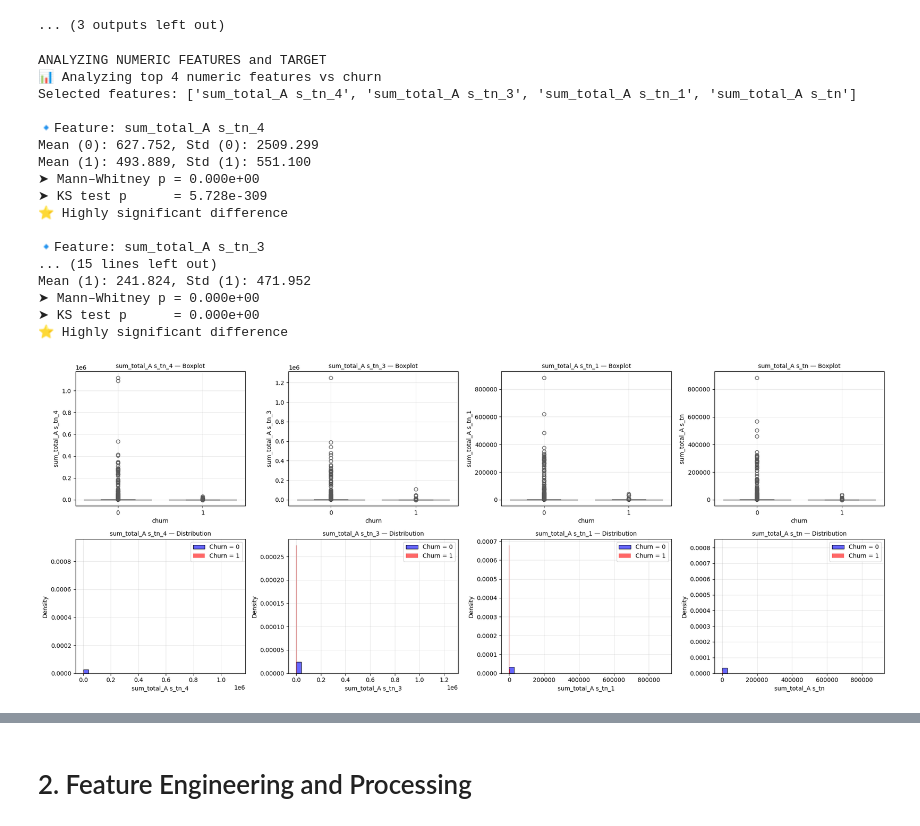
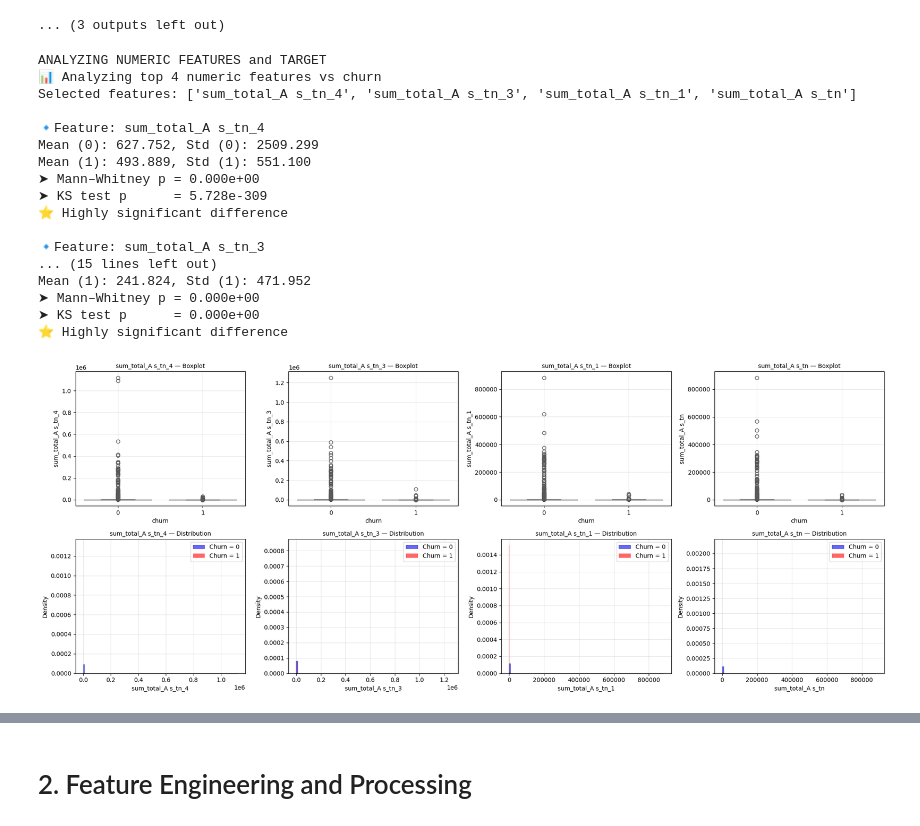
Before and after one commit to outlook1227/Python-Notebook-for-Dataset, a Jupyter notebook: Viettel Customer Analysis/Viettel_Churn.ipynb, the cells around one changed output, grey strips where cells are left out. Cells and saved outputs as stored; diff of their text form; code cells hidden in the pictures.

```diff
--- a/Viettel Customer Analysis/Viettel_Churn.ipynb
+++ b/Viettel Customer Analysis/Viettel_Churn.ipynb
@@ -744,33 +744,33 @@ def analyze_numeric_features(features, max_features):
       # Histogram overlay
       group0 = df[df["churn"] == 0][feature].dropna()
       group1 = df[df["churn"] == 1][feature].dropna()
 
-      sns.histplot(group0, bins=30, alpha=0.6, label="Churn = 0", stat='density', color="blue", ax=current_ax_hist)
-      sns.histplot(group1, bins=30, alpha=0.6, label="Churn = 1", stat='density', color="red", ax=current_ax_hist)
+      sns.histplot(group0, bins=100, alpha=0.6, label="Churn = 0", stat='density', color="blue", ax=current_ax_hist)
+      sns.histplot(group1, bins=100, alpha=0.6, label="Churn = 1", stat='density', color="red", ax=current_ax_hist)
       current_ax_hist.set_title(f"{feature} — Distribution", fontsize = 10)
       current_ax_hist.legend()
       current_ax_hist.grid(alpha=0.3)
 
     plt.tight_layout()
     plt.show()
 
 analyze_numeric_features(numeric_features, max_features = 4)
 # %% [output]
 ANALYZING NUMERIC FEATURES and TARGET
 📊 Analyzing top 4 numeric features vs churn
 Selected features: ['sum_total_A s_tn_4', 'sum_total_A s_tn_3', 'sum_total_A s_tn_1', 'sum_total_A s_tn']
 
 🔹Feature: sum_total_A s_tn_4
 Mean (0): 627.752, Std (0): 2509.299
 Mean (1): 493.889, Std (1): 551.100
 ➤ Mann–Whitney p = 0.000e+00
 ➤ KS test p      = 5.728e-309
 ⭐ Highly significant difference
 
 🔹Feature: sum_total_A s_tn_3
 ... (15 lines left out)
 Mean (1): 241.824, Std (1): 471.952
 ➤ Mann–Whitney p = 0.000e+00
 ➤ KS test p      = 0.000e+00
 ⭐ Highly significant difference
-[figure, old version]
+[figure, new version]
```
Also changed, not shown: parts of 12 cells of this notebook.
